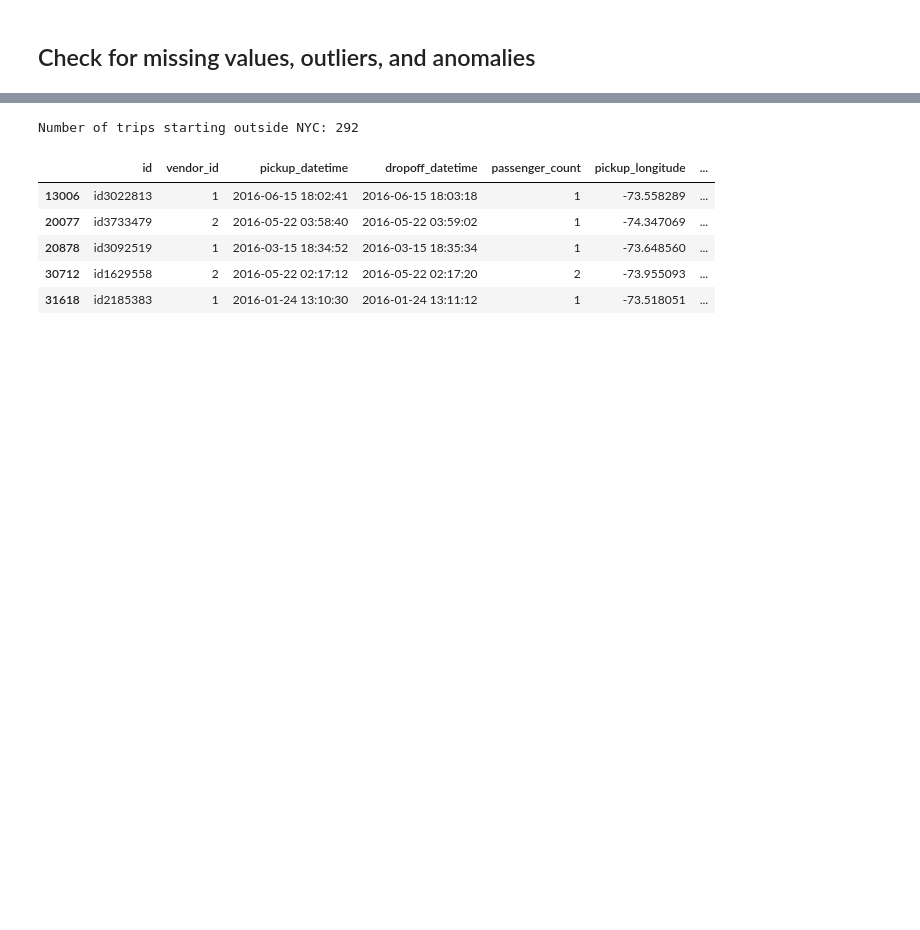
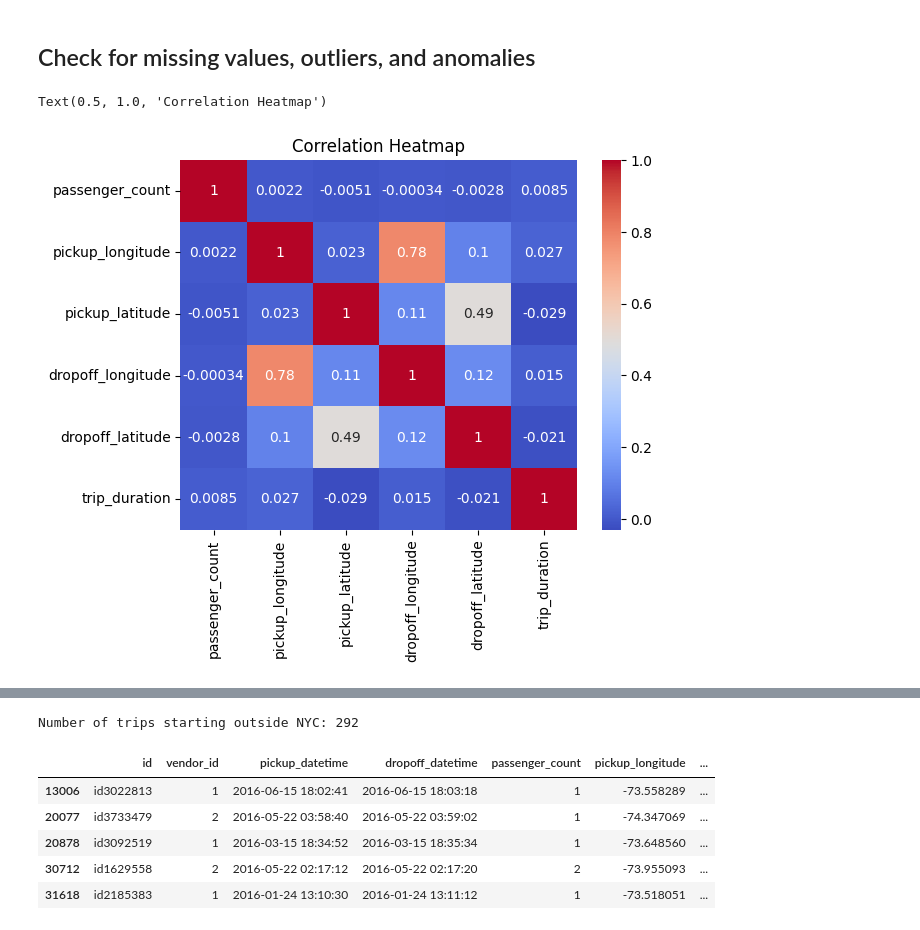
Before and after one commit to charralbert/Taxi_Trip_Duration, a Jupyter notebook: Duplicate.ipynb, the cells around one changed output, grey strips where cells are left out. Cells and saved outputs as stored; diff of their text form; code cells hidden in the pictures; blank space fills up the shorter version.

```diff
--- a/Duplicate.ipynb
+++ b/Duplicate.ipynb
@@ -291,2 +331,9 @@ Text(0, 0.5, 'Latitude')
 # %% [markdown]
 ## Check for missing values, outliers, and anomalies
+# %%
+corr = df[['passenger_count','pickup_longitude','pickup_latitude','dropoff_longitude','dropoff_latitude','trip_duration']].corr()
+sns.heatmap(corr, annot=True, cmap='coolwarm')
+plt.title('Correlation Heatmap')
+# %% [output]
+Text(0.5, 1.0, 'Correlation Heatmap')
+[figure, added]
```
Also changed, not shown: parts of 11 cells of this notebook.
